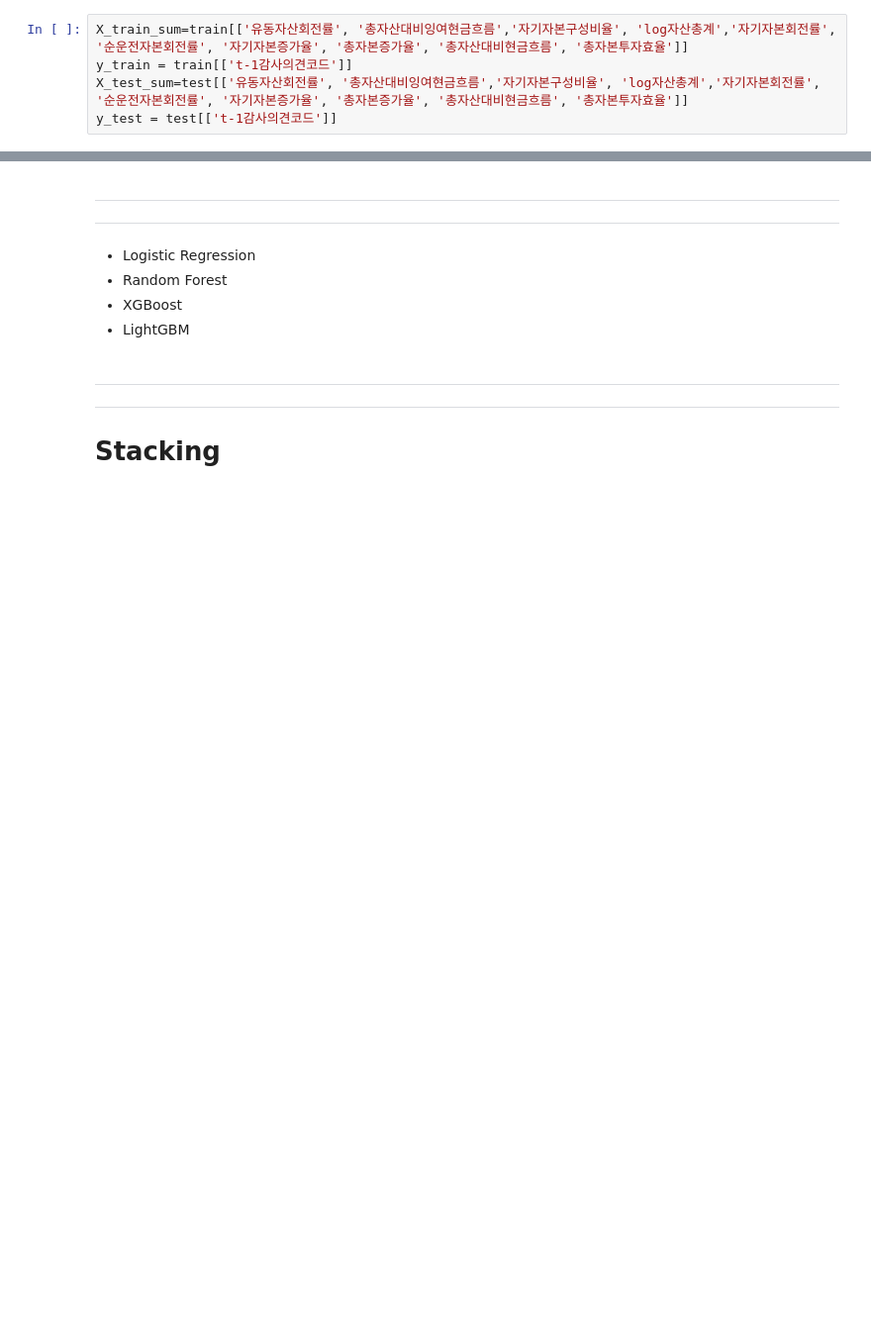
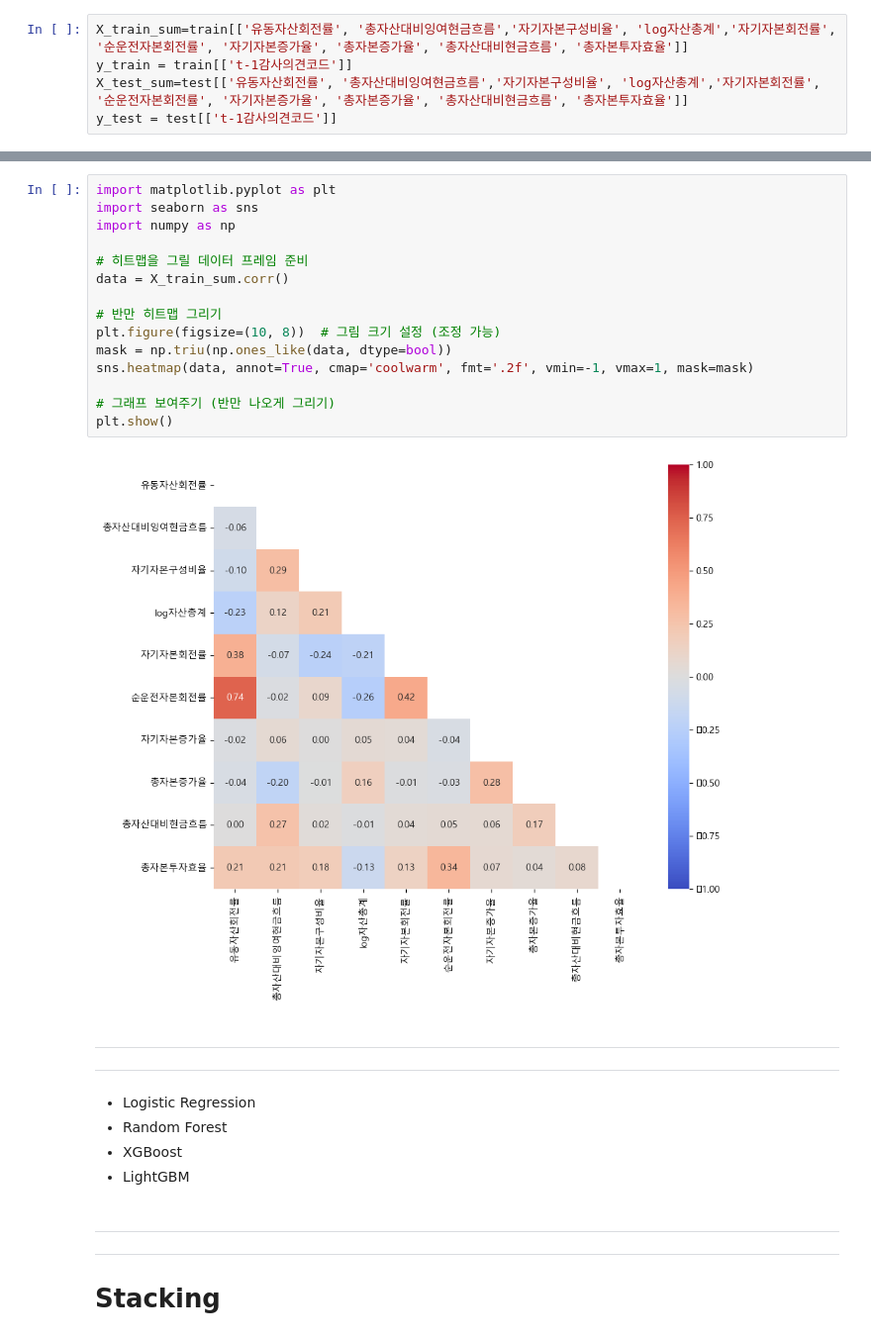
Before and after one commit to youngsang114/Project_2, a Jupyter notebook: 외감기업/9.Stacking_외감.ipynb, the cells around one changed output, grey strips where cells are left out. Shown at 99% size. Cells and saved outputs as stored; diff of their text form; blank space fills up the shorter version.

```diff
--- a/외감기업/9.Stacking_외감.ipynb
+++ b/외감기업/9.Stacking_외감.ipynb
@@ -36,3 +67,20 @@ y_test = test[['t-1감사의견코드']]
+# %%
+import matplotlib.pyplot as plt
+import seaborn as sns
+import numpy as np
+
+# 히트맵을 그릴 데이터 프레임 준비
+data = X_train_sum.corr()
+
+# 반만 히트맵 그리기
+plt.figure(figsize=(10, 8))  # 그림 크기 설정 (조정 가능)
+mask = np.triu(np.ones_like(data, dtype=bool))
+sns.heatmap(data, annot=True, cmap='coolwarm', fmt='.2f', vmin=-1, vmax=1, mask=mask)
+
+# 그래프 보여주기 (반만 나오게 그리기)
+plt.show()
+# %% [output]
+[figure, added]
 # %% [markdown]
 ---
 ---
```
Also changed, not shown: parts of 2 cells of this notebook, 2 other files.
